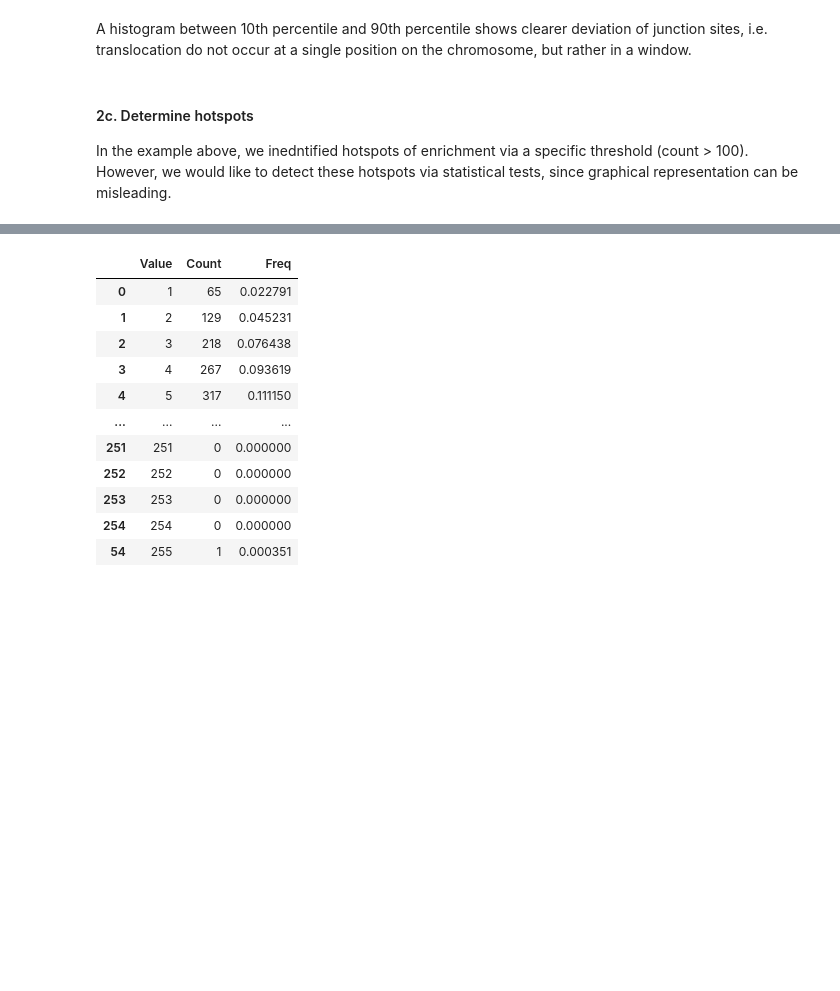
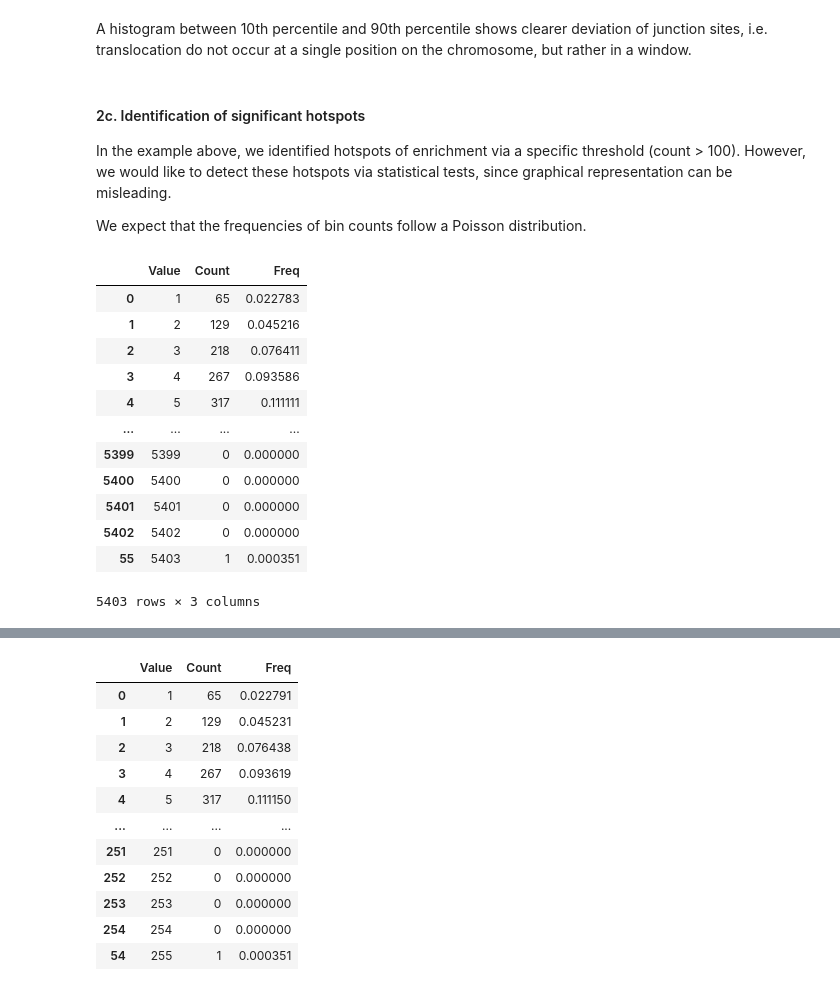
Before and after one commit to dnnguy23/translocation_sequence, a Jupyter notebook: analysis.ipynb, the cells around one changed output, grey strips where cells are left out. Drawn from its saved outputs; the diff is of its cells as text; code cells hidden in the pictures; blank space fills up the shorter version.

Commit message:
add description for statistical test

```diff
--- a/analysis.ipynb
+++ b/analysis.ipynb
@@ -322,6 +316,34 @@ plt.show()
 # %% [markdown]
 A histogram between 10th percentile and 90th percentile shows clearer deviation of junction sites, i.e. translocation do not occur at a single position on the chromosome, but rather in a window.
 # %% [markdown]
-#### 2c. Determine hotspots
+#### 2c. Identification of significant hotspots
 
-In the example above, we inedntified hotspots of enrichment via a specific threshold (count > 100). However, we would like to detect these hotspots via statistical tests, since graphical representation can be misleading.
+In the example above, we identified hotspots of enrichment via a specific threshold (count > 100). However, we would like to detect these hotspots via statistical tests, since graphical representation can be misleading.
+
+We expect that the frequencies of bin counts follow a Poisson distribution.
+# %%
+counts = bin_counts.groupby('Count')['Chrom'].count()
+count_df = pd.DataFrame({'Value': counts.index.to_list(), 'Count': counts.to_list()})
+
+# add values with zero counts
+zero_count_values = [x for x in np.arange(count_df['Value'].min(), count_df['Value'].max()+1) if x not in set(count_df['Value'])]
+temp = pd.DataFrame({'Value': zero_count_values, 'Count': 0})
+count_df = pd.concat([count_df, temp], ignore_index=True).sort_values(by='Value')
+
+# compute frequencies of values
+count_df['Freq'] = count_df['Count']/count_df['Count'].sum()
+count_df
+# %% [output]
+|  | Value | Count | Freq |
+| 0 | 1 | 65 | 0.022783 |
+| 1 | 2 | 129 | 0.045216 |
+| 2 | 3 | 218 | 0.076411 |
+| 3 | 4 | 267 | 0.093586 |
+| 4 | 5 | 317 | 0.111111 |
+| ... | ... | ... | ... |
+| 5399 | 5399 | 0 | 0.000000 |
+| 5400 | 5400 | 0 | 0.000000 |
+| 5401 | 5401 | 0 | 0.000000 |
+| 5402 | 5402 | 0 | 0.000000 |
+| 55 | 5403 | 1 | 0.000351 |
+5403 rows × 3 columns
```
Also changed, not shown: parts of 15 cells of this notebook, 7 other files.
